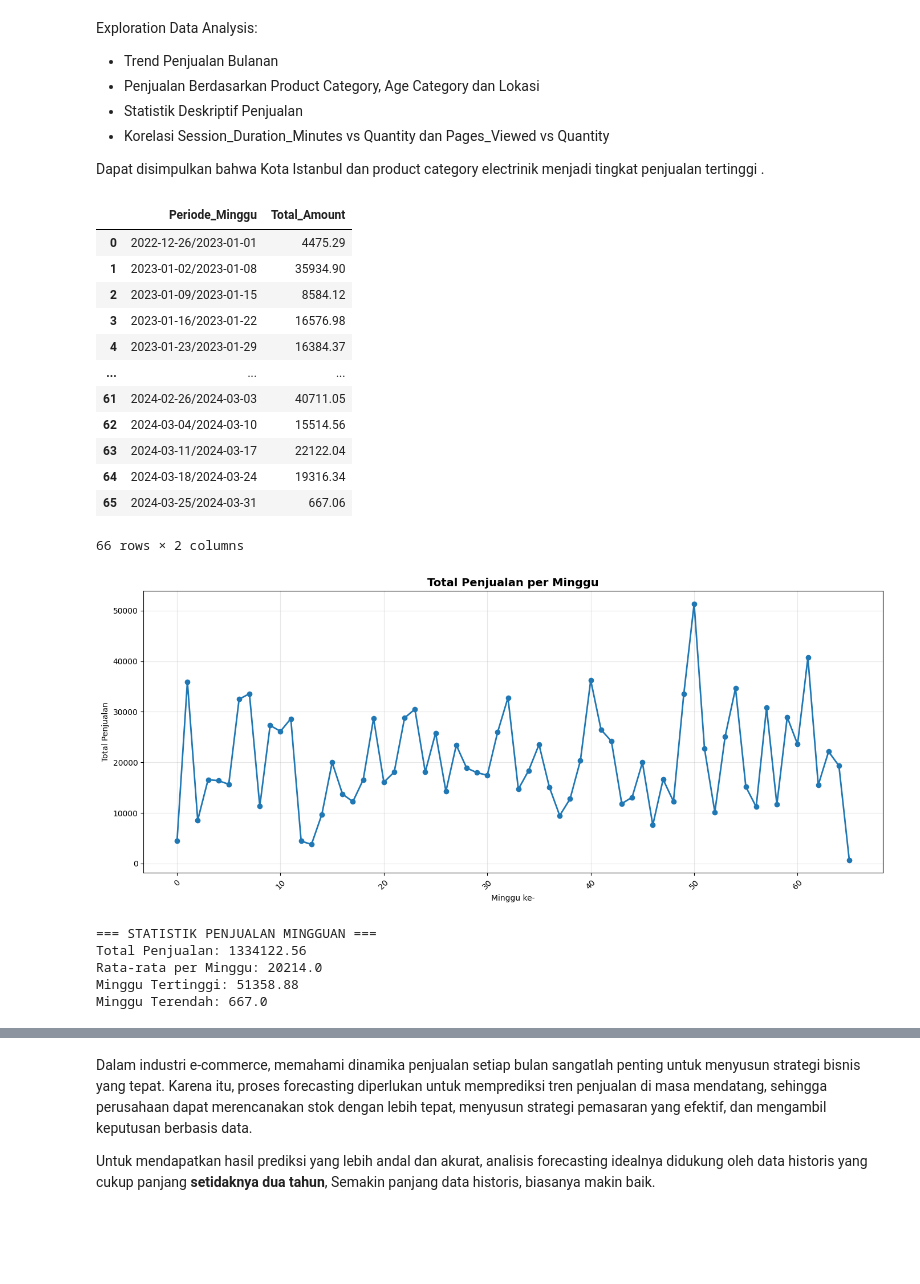
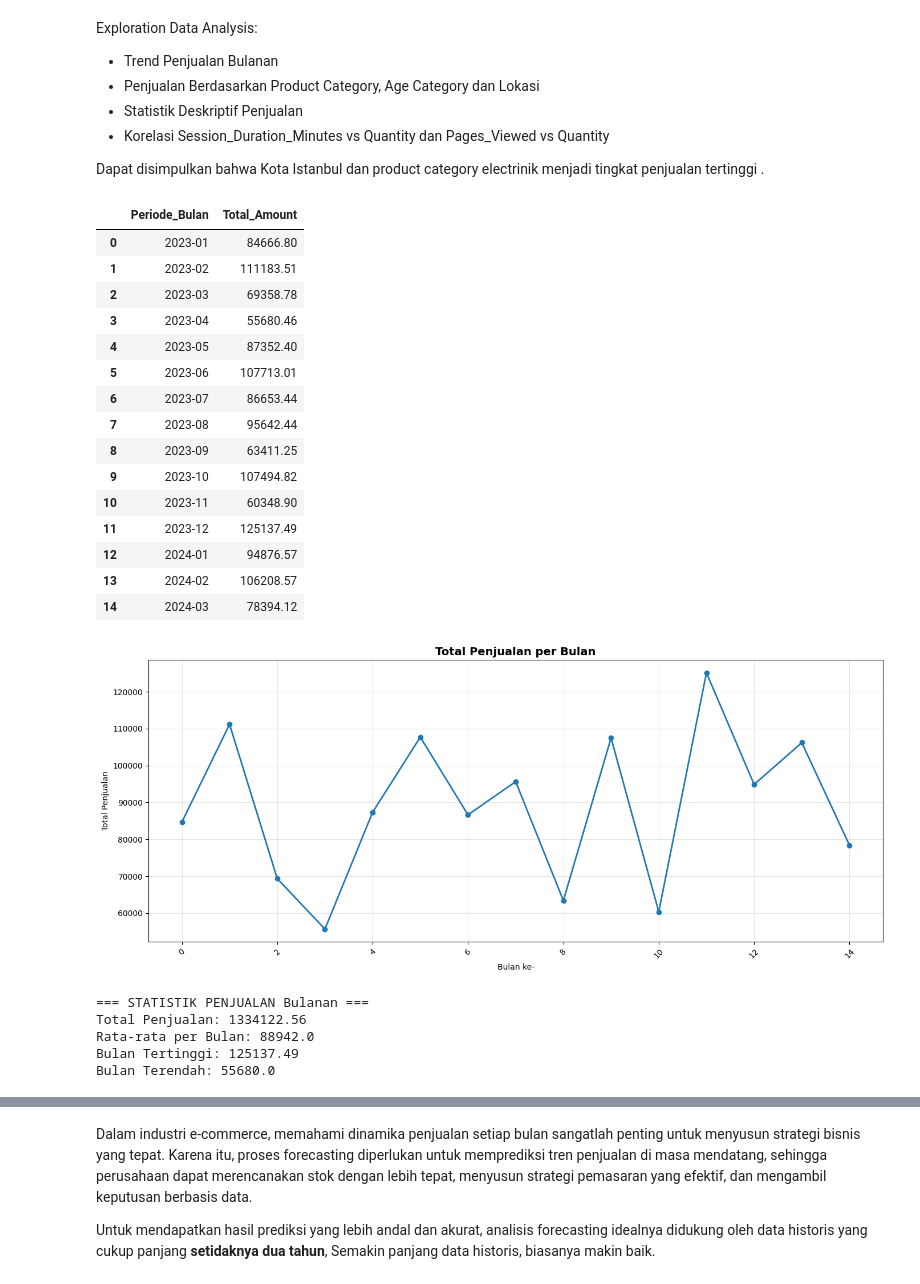
Before and after one commit to HaafizHhamda/Project-Analysis, a Jupyter notebook: Notebook.ipynb, the cells around one changed output, grey strips where cells are left out. Drawn from its saved outputs; the diff is of its cells as text; code cells hidden in the pictures; blank space fills up the shorter version.

```diff
--- a/Notebook.ipynb
+++ b/Notebook.ipynb
@@ -417,53 +417,55 @@ Exploration Data Analysis:
 Dapat disimpulkan bahwa Kota Istanbul dan product category electrinik menjadi tingkat penjualan tertinggi .
 # %%
 # Lokasi Istanbul
-df['Periode_Minggu'] = df['Date'].dt.to_period('W')
 df_istanbul = df[df['City']=='Istanbul']
-penjualan_per_minggu = df_istanbul.groupby('Periode_Minggu').agg({
+penjualan_per_bulan = df_istanbul.groupby('Periode_Bulan').agg({
     'Total_Amount': 'sum'
 }).reset_index()
-penjualan_per_minggu
+penjualan_per_bulan
 # %% [output]
-|  | Periode_Minggu | Total_Amount |
-| 0 | 2022-12-26/2023-01-01 | 4475.29 |
-| 1 | 2023-01-02/2023-01-08 | 35934.90 |
-| 2 | 2023-01-09/2023-01-15 | 8584.12 |
-| 3 | 2023-01-16/2023-01-22 | 16576.98 |
-| 4 | 2023-01-23/2023-01-29 | 16384.37 |
-| ... | ... | ... |
-| 61 | 2024-02-26/2024-03-03 | 40711.05 |
-| 62 | 2024-03-04/2024-03-10 | 15514.56 |
-| 63 | 2024-03-11/2024-03-17 | 22122.04 |
-| 64 | 2024-03-18/2024-03-24 | 19316.34 |
-| 65 | 2024-03-25/2024-03-31 | 667.06 |
+|  | Periode_Bulan | Total_Amount |
+| 0 | 2023-01 | 84666.80 |
+| 1 | 2023-02 | 111183.51 |
+| 2 | 2023-03 | 69358.78 |
+| 3 | 2023-04 | 55680.46 |
+| 4 | 2023-05 | 87352.40 |
+| 5 | 2023-06 | 107713.01 |
+| 6 | 2023-07 | 86653.44 |
+| 7 | 2023-08 | 95642.44 |
+| 8 | 2023-09 | 63411.25 |
+| 9 | 2023-10 | 107494.82 |
+| 10 | 2023-11 | 60348.90 |
+| 11 | 2023-12 | 125137.49 |
+| 12 | 2024-01 | 94876.57 |
+| 13 | 2024-02 | 106208.57 |
+| 14 | 2024-03 | 78394.12 |
-66 rows × 2 columns
 # %%
 plt.figure(figsize=(14, 6))
 
 # Plot total penjualan
 
-plt.plot(range(len(penjualan_per_minggu)),
-         penjualan_per_minggu['Total_Amount'],
+plt.plot(range(len(penjualan_per_bulan)),
+         penjualan_per_bulan['Total_Amount'],
          marker='o', linewidth=2)
-plt.title('Total Penjualan per Minggu', fontsize=14, fontweight='bold')
-plt.xlabel('Minggu ke-')
+plt.title('Total Penjualan per Bulan', fontsize=14, fontweight='bold')
+plt.xlabel('Bulan ke-')
 plt.ylabel('Total Penjualan')
 plt.grid(True, alpha=0.3)
 plt.xticks(rotation=45)
 
 plt.tight_layout()
 plt.show()
-print("\n=== STATISTIK PENJUALAN MINGGUAN ===")
-print(f"Total Penjualan: {penjualan_per_minggu['Total_Amount'].sum()}")
-print(f"Rata-rata per Minggu: {penjualan_per_minggu['Total_Amount'].mean().round()}")
-print(f"Minggu Tertinggi: {penjualan_per_minggu['Total_Amount'].max()}")
-print(f"Minggu Terendah: {penjualan_per_minggu['Total_Amount'].min().round()}")
+print("\n=== STATISTIK PENJUALAN Bulanan ===")
+print(f"Total Penjualan: {penjualan_per_bulan['Total_Amount'].sum()}")
+print(f"Rata-rata per Bulan: {penjualan_per_bulan['Total_Amount'].mean().round()}")
+print(f"Bulan Tertinggi: {penjualan_per_bulan['Total_Amount'].max()}")
+print(f"Bulan Terendah: {penjualan_per_bulan['Total_Amount'].min().round()}")
 # %% [output]
-[figure, old version]
+[figure, new version]
-=== STATISTIK PENJUALAN MINGGUAN ===
+=== STATISTIK PENJUALAN Bulanan ===
 Total Penjualan: 1334122.56
-Rata-rata per Minggu: 20214.0
-Minggu Tertinggi: 51358.88
-Minggu Terendah: 667.0
+Rata-rata per Bulan: 88942.0
+Bulan Tertinggi: 125137.49
+Bulan Terendah: 55680.0
 # %%
 df_electonik = df[df['Product_Category']=='Electronics']
```
Also changed, not shown: parts of 2 cells of this notebook, 3 other files.
